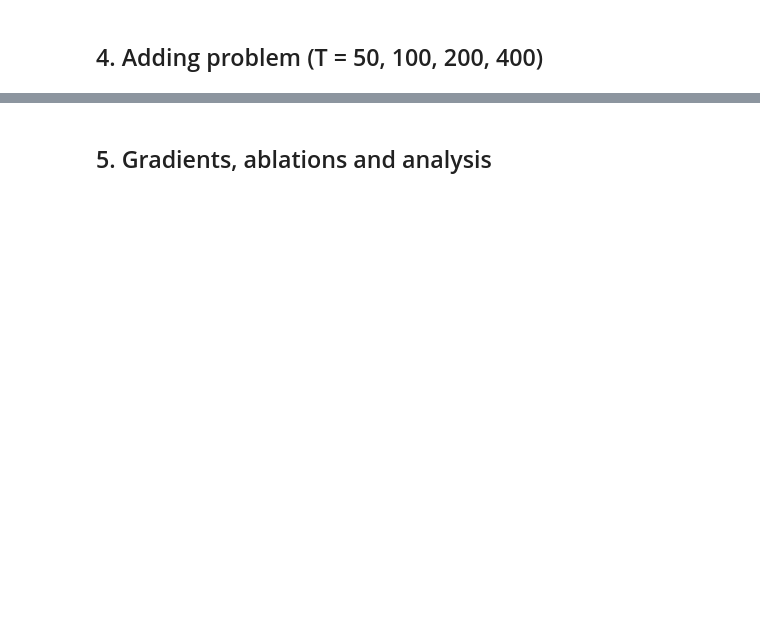
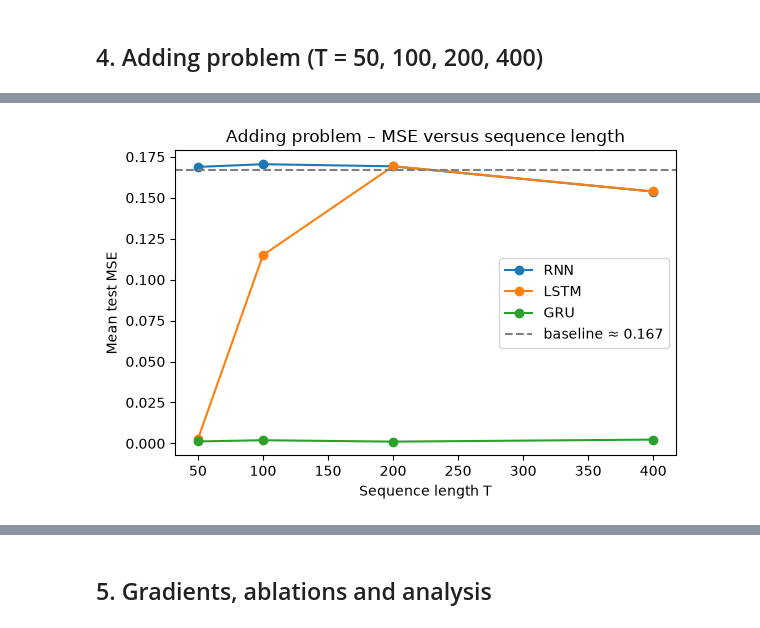
Before and after one commit to MayurDubey91/2026aj05405_DNN_Assignment, a Jupyter notebook: problem1/problem1.ipynb, the cells around one changed output, grey strips where cells are left out. Saved outputs shown, nothing was run; the diff lists cells and outputs as text; code cells hidden in the pictures; blank space fills up the shorter version.

```diff
--- a/problem1/problem1.ipynb
+++ b/problem1/problem1.ipynb
@@ -53,0 +588,16 @@ def make_adding(n, T, seed):
+# %%
+summary = add_df.groupby(["model", "T"])["test_mse"].mean().unstack(level=0)
+
+plt.figure(figsize=(6, 4))
+for model in ["RNN", "LSTM", "GRU"]:
+    plt.plot(summary.index, summary[model], marker="o", label=model)
+plt.axhline(0.167, color="gray", linestyle="--", label="baseline ≈ 0.167")
+plt.xlabel("Sequence length T")
+plt.ylabel("Mean test MSE")
+plt.title("Adding problem – MSE versus sequence length")
+plt.legend()
+plt.tight_layout()
+plt.savefig("problem1/figures/mse_vs_T.png", dpi=150)
+plt.show()
+# %% [output]
+[figure, added]
```
Also changed, not shown: parts of 16 cells of this notebook.
